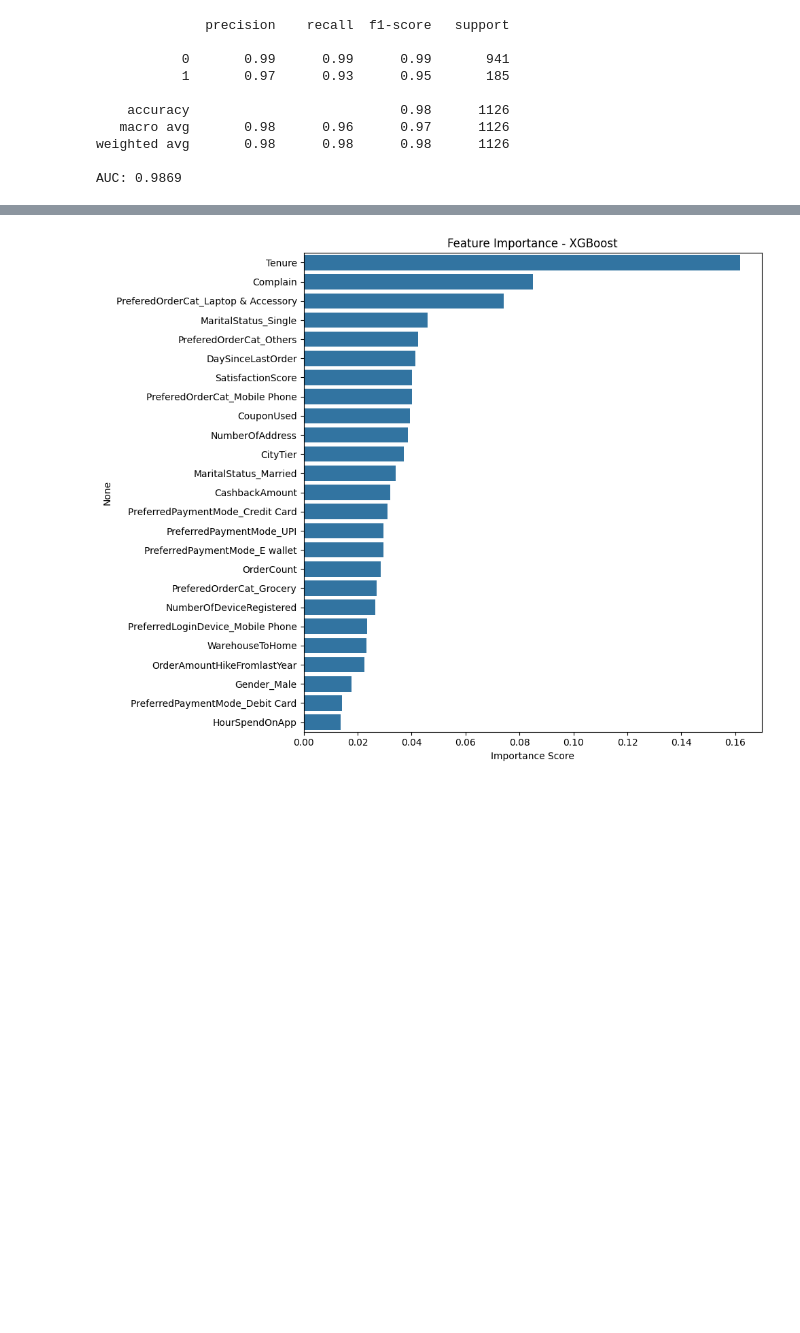
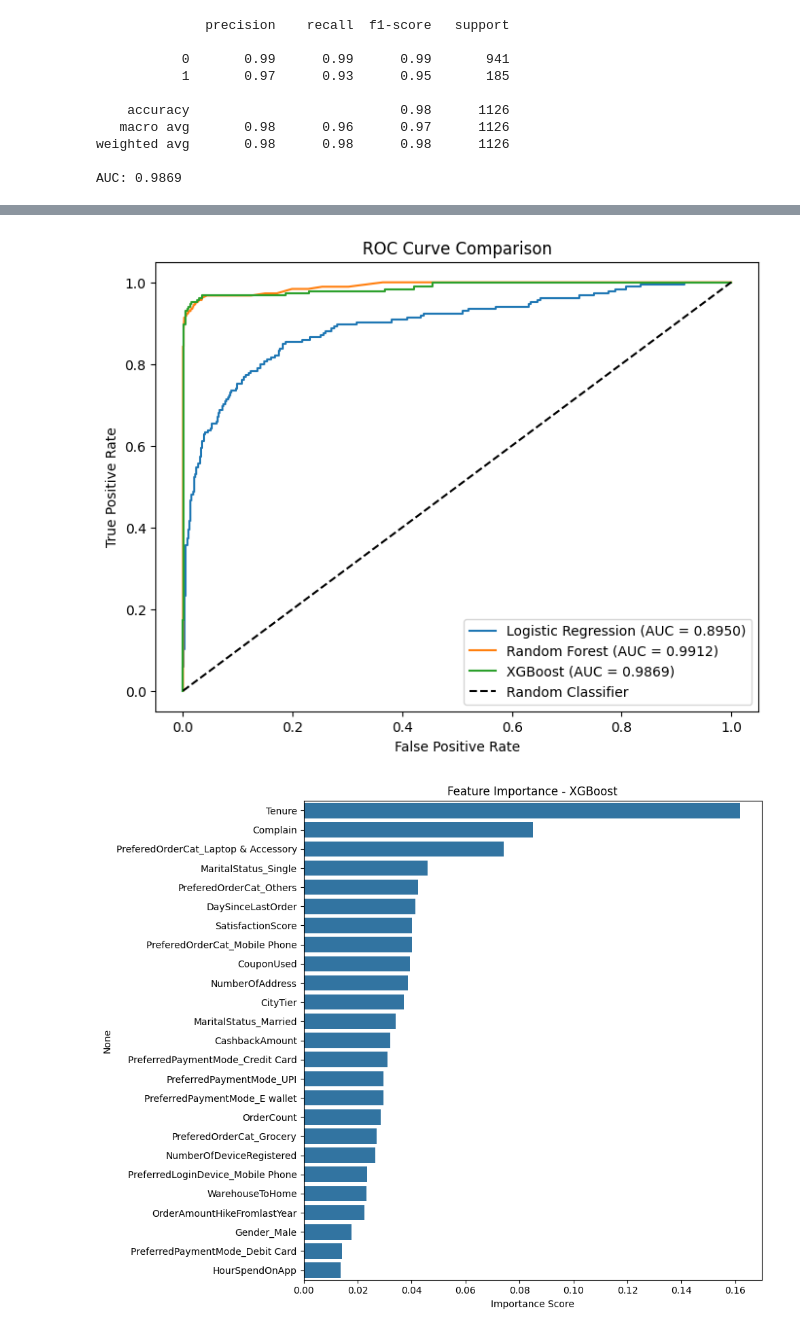
Before and after one commit to eddie-gation/ecommerce-churn-prediction, a Jupyter notebook: E_Commerce.ipynb, the cells around one changed output, grey strips where cells are left out. Drawn from its saved outputs; the diff is of its cells as text; code cells hidden in the pictures; blank space fills up the shorter version.

```diff
--- a/E_Commerce.ipynb
+++ b/E_Commerce.ipynb
@@ -485,0 +554,10 @@ AUC: 0.9869
+# %%
+from xgboost import XGBClassifier
+
+xgb = XGBClassifier(scale_pos_weight=len(y_train[y_train==0])/len(y_train[y_train==1]),
+                    n_estimators=100, random_state=42)
+xgb.fit(X_train, y_train)
+
+y_pred_xgb = xgb.predict(X_test)
+print(classification_report(y_test, y_pred_xgb))
+print(f'AUC: {roc_auc_score(y_test, xgb.predict_proba(X_test)[:,1]):.4f}')
@@ -486,3 +575,30 @@ AUC: 0.9869
+# %%
+from sklearn.metrics import roc_curve
+
+# Get probabilities for each model
+y_proba_lr = lr.predict_proba(X_test)[:, 1]
+y_proba_rf = rf.predict_proba(X_test)[:, 1]
+y_proba_xgb = xgb.predict_proba(X_test)[:, 1]
+
+# Calculate ROC curves
+fpr_lr, tpr_lr, _ = roc_curve(y_test, y_proba_lr)
+fpr_rf, tpr_rf, _ = roc_curve(y_test, y_proba_rf)
+fpr_xgb, tpr_xgb, _ = roc_curve(y_test, y_proba_xgb)
+
+# Plot
+plt.figure(figsize=(8, 6))
+plt.plot(fpr_lr, tpr_lr, label=f'Logistic Regression (AUC = 0.8950)')
+plt.plot(fpr_rf, tpr_rf, label=f'Random Forest (AUC = 0.9912)')
+plt.plot(fpr_xgb, tpr_xgb, label=f'XGBoost (AUC = 0.9869)')
+plt.plot([0, 1], [0, 1], 'k--', label='Random Classifier')
+plt.xlabel('False Positive Rate')
+plt.ylabel('True Positive Rate')
+plt.title('ROC Curve Comparison')
+plt.legend()
+plt.savefig('images/roc_curve_comparison.png', dpi=150, bbox_inches='tight')
+plt.show()
+# %% [output]
+[figure, added]
 # %%
 feature_importance = pd.Series(xgb.feature_importances_,
                                 index=X_train.columns).sort_values(ascending=False)
```
Also changed, not shown: parts of 20 cells of this notebook.
